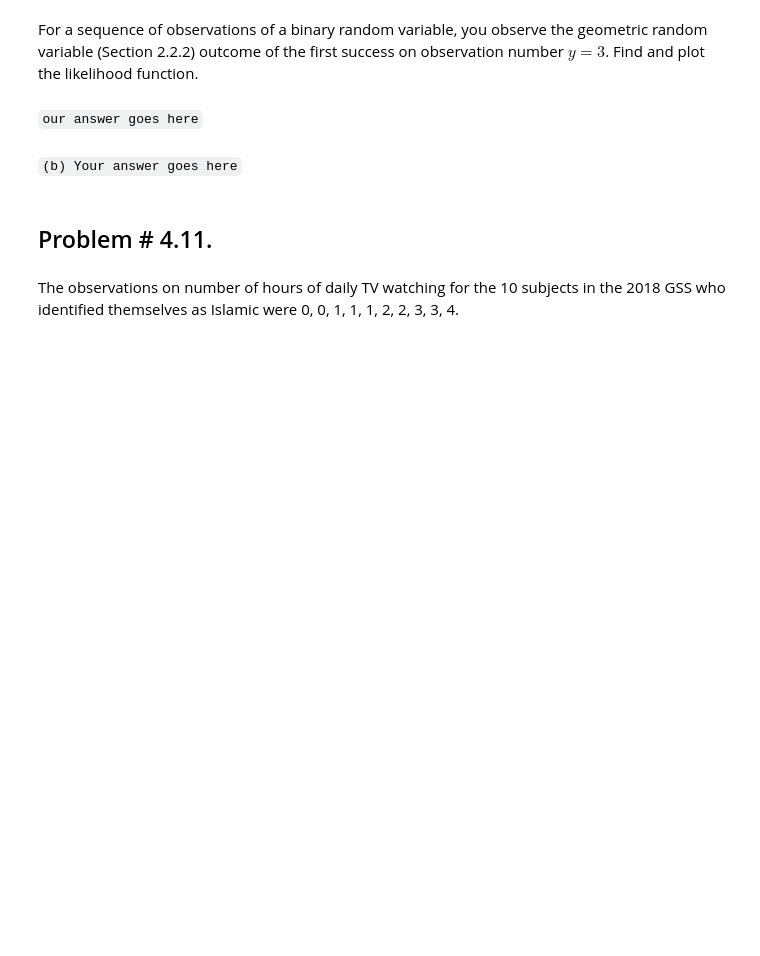
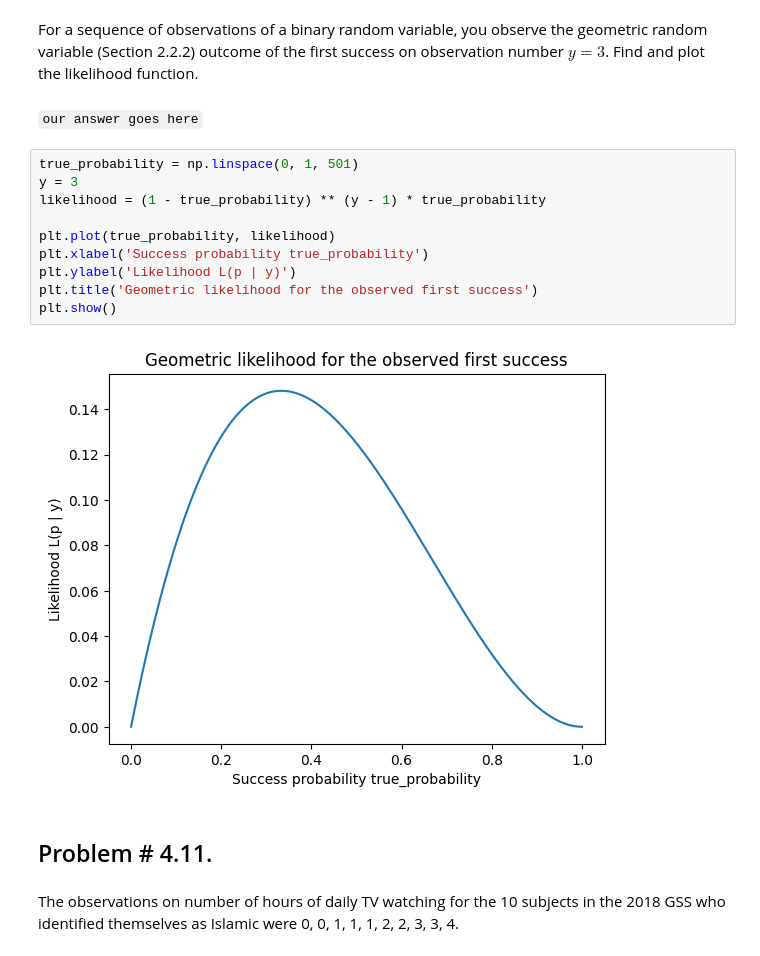
Before and after one commit to JustinSu11/Applied-Probability-and-Statistics-for-AI, a Jupyter notebook: Assignments/assignment 4.1/Justin_Nguyen_Assignment_4.1.ipynb, the cells around one changed output. Saved outputs shown, nothing was run; the diff lists cells and outputs as text; blank space fills up the shorter version.

```diff
--- a/Assignments/assignment 4.1/Justin_Nguyen_Assignment_4.1.ipynb
+++ b/Assignments/assignment 4.1/Justin_Nguyen_Assignment_4.1.ipynb
@@ -24,8 +67,18 @@ variable (Section 2.2.2) outcome of the first success on observation number $y =
 the likelihood function.
 # %% [markdown]
 `our answer goes here`
-# %% [markdown]
-`(b) Your answer goes here`
+# %%
+true_probability = np.linspace(0, 1, 501)
+y = 3
+likelihood = (1 - true_probability) ** (y - 1) * true_probability
+
+plt.plot(true_probability, likelihood)
+plt.xlabel('Success probability true_probability')
+plt.ylabel('Likelihood L(p | y)')
+plt.title('Geometric likelihood for the observed first success')
+plt.show()
+# %% [output]
+[figure, added]
 # %% [markdown]
 ## Problem # 4.11.
 # %% [markdown]
```
Also changed, not shown: parts of 29 cells of this notebook, 3 other files.
